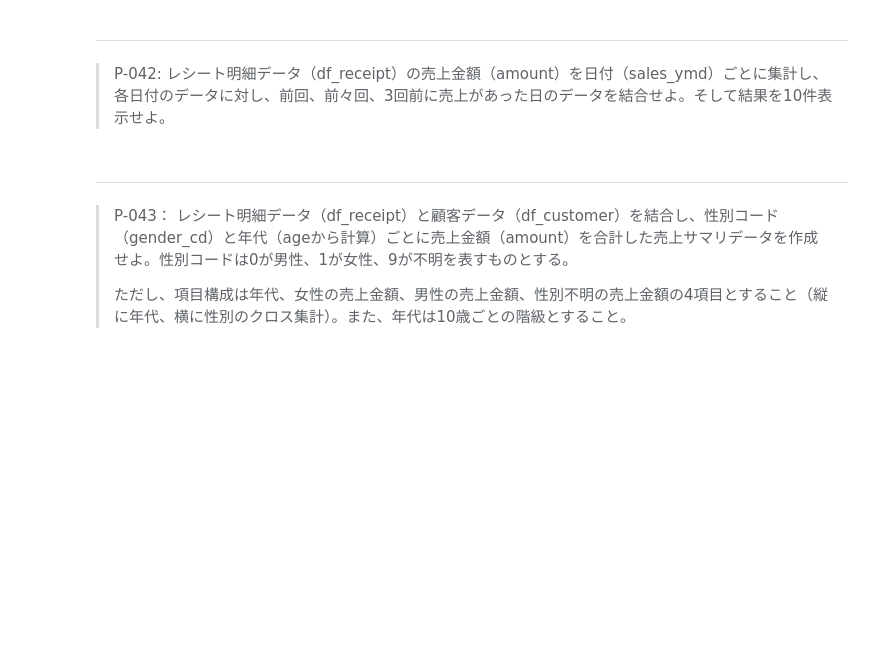
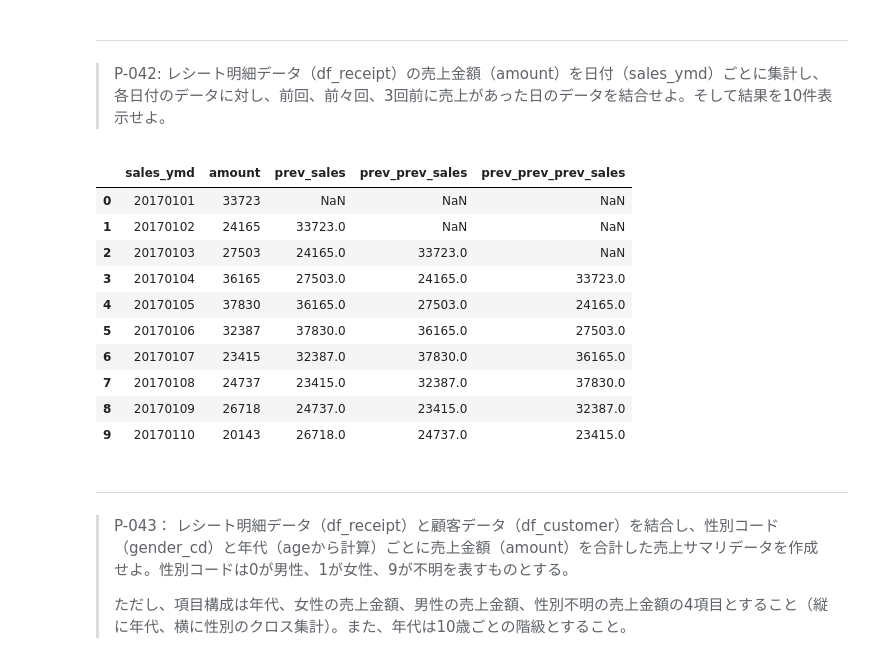
Before and after one commit to Yuki-bach/100knocks-preprocess, a Jupyter notebook: docker/work/preprocess_knock_Python.ipynb, the cells around one changed output. Drawn from its saved outputs; the diff is of its cells as text; code cells hidden in the pictures; blank space fills up the shorter version.

```diff
--- a/docker/work/preprocess_knock_Python.ipynb
+++ b/docker/work/preprocess_knock_Python.ipynb
@@ -796,6 +825,25 @@ pd.merge(df_cnt, df_sum, how='outer', on='customer_id')
 # %% [markdown]
 ---
 > P-042: レシート明細データ（df_receipt）の売上金額（amount）を日付（sales_ymd）ごとに集計し、各日付のデータに対し、前回、前々回、3回前に売上があった日のデータを結合せよ。そして結果を10件表示せよ。
+# %%
+daily_sales = df_receipt.groupby('sales_ymd')['amount'].sum().reset_index().sort_values('sales_ymd')
+
+daily_sales['prev_sales'] = daily_sales['amount'].shift(1)
+daily_sales['prev_prev_sales'] = daily_sales['amount'].shift(2)
+daily_sales['prev_prev_prev_sales'] = daily_sales['amount'].shift(3)
+daily_sales.head(10)
+# %% [output]
+|  | sales_ymd | amount | prev_sales | prev_prev_sales | prev_prev_prev_sales |
+| 0 | 20170101 | 33723 | NaN | NaN | NaN |
+| 1 | 20170102 | 24165 | 33723.0 | NaN | NaN |
+| 2 | 20170103 | 27503 | 24165.0 | 33723.0 | NaN |
+| 3 | 20170104 | 36165 | 27503.0 | 24165.0 | 33723.0 |
+| 4 | 20170105 | 37830 | 36165.0 | 27503.0 | 24165.0 |
+| 5 | 20170106 | 32387 | 37830.0 | 36165.0 | 27503.0 |
+| 6 | 20170107 | 23415 | 32387.0 | 37830.0 | 36165.0 |
+| 7 | 20170108 | 24737 | 23415.0 | 32387.0 | 37830.0 |
+| 8 | 20170109 | 26718 | 24737.0 | 23415.0 | 32387.0 |
+| 9 | 20170110 | 20143 | 26718.0 | 24737.0 | 23415.0 |
 # %% [markdown]
 ---
 > P-043： レシート明細データ（df_receipt）と顧客データ（df_customer）を結合し、性別コード（gender_cd）と年代（ageから計算）ごとに売上金額（amount）を合計した売上サマリデータを作成せよ。性別コードは0が男性、1が女性、9が不明を表すものとする。
```
Also changed, not shown: parts of 3 cells of this notebook.
